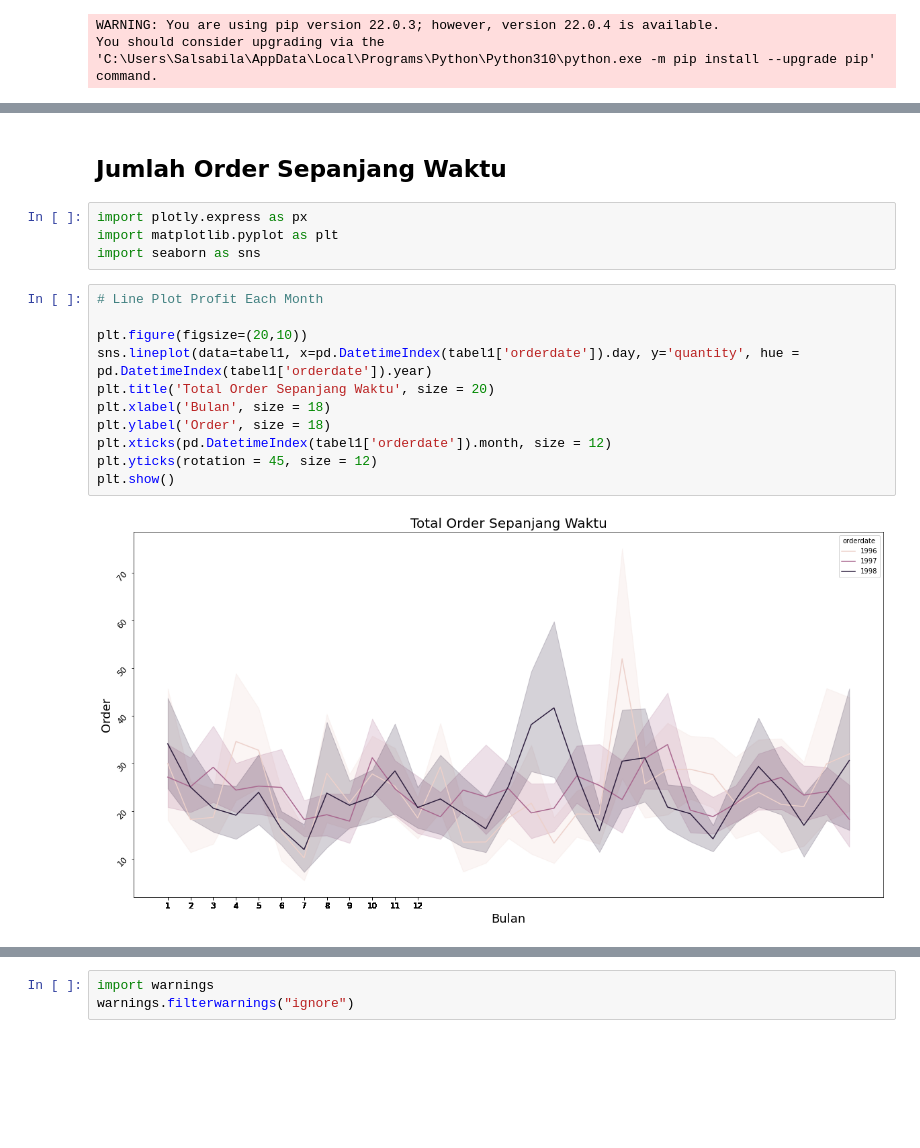
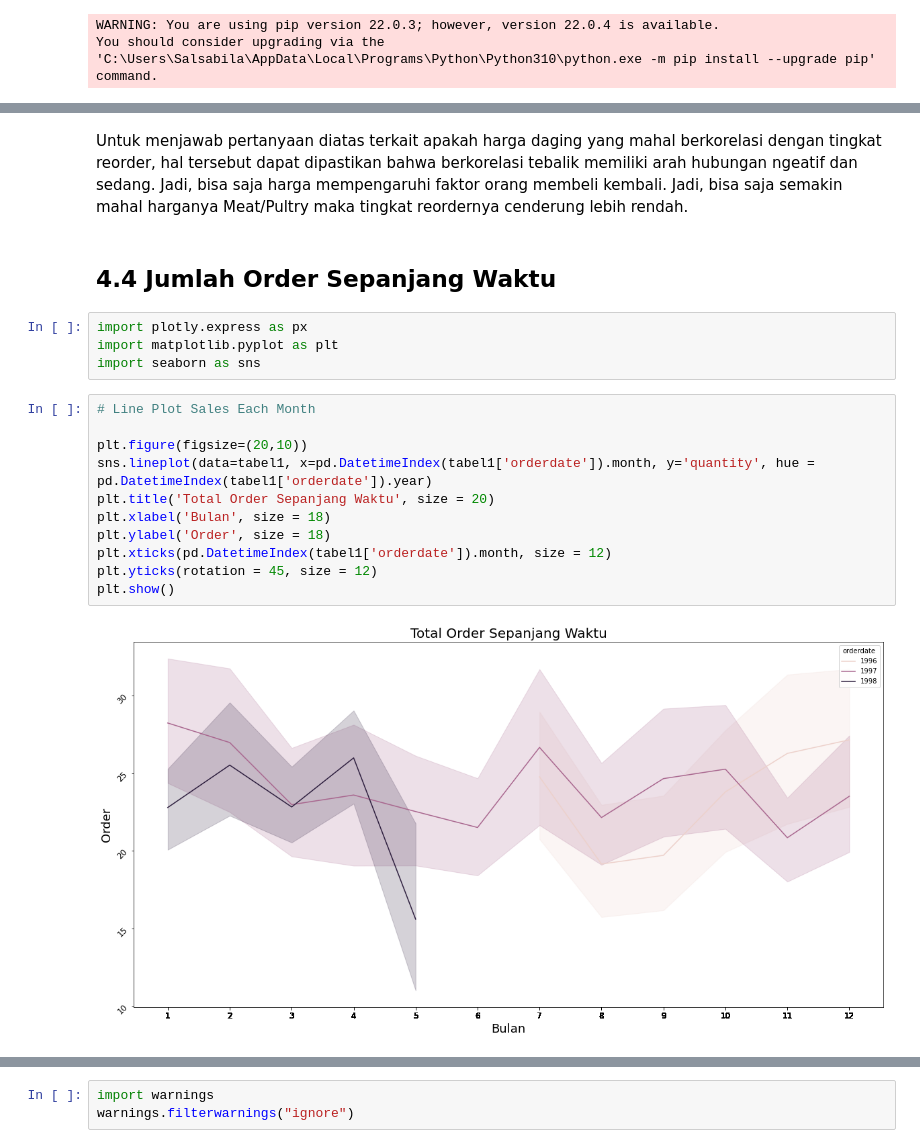
Before and after one commit to salsabila-ta/Chapstone-Project-II---Data-Analysis, a Jupyter notebook: project2.ipynb, the cells around one changed output, grey strips where cells are left out. Drawn from its saved outputs; the diff is of its cells as text; blank space fills up the shorter version.

```diff
--- a/project2.ipynb
+++ b/project2.ipynb
@@ -640,19 +686,21 @@ Strategi nyata yang paling bisa diambil adalah:
+# %% [markdown]
+Untuk menjawab pertanyaan diatas terkait apakah harga daging yang mahal berkorelasi dengan tingkat reorder, hal tersebut dapat dipastikan bahwa berkorelasi tebalik memiliki arah hubungan ngeatif dan sedang. Jadi, bisa saja harga mempengaruhi faktor orang membeli kembali. Jadi, bisa saja semakin mahal harganya Meat/Pultry maka tingkat reordernya cenderung lebih rendah.
 # %% [markdown]
-## **Jumlah Order Sepanjang Waktu**
+## 4.4 **Jumlah Order Sepanjang Waktu**
 # %%
 import plotly.express as px
 import matplotlib.pyplot as plt
 import seaborn as sns
 # %%
-# Line Plot Profit Each Month
+# Line Plot Sales Each Month
 
 plt.figure(figsize=(20,10))
-sns.lineplot(data=tabel1, x=pd.DatetimeIndex(tabel1['orderdate']).day, y='quantity', hue = pd.DatetimeIndex(tabel1['orderdate']).year)
+sns.lineplot(data=tabel1, x=pd.DatetimeIndex(tabel1['orderdate']).month, y='quantity', hue = pd.DatetimeIndex(tabel1['orderdate']).year)
 plt.title('Total Order Sepanjang Waktu', size = 20)
 plt.xlabel('Bulan', size = 18)
 plt.ylabel('Order', size = 18)
 plt.xticks(pd.DatetimeIndex(tabel1['orderdate']).month, size = 12)
 plt.yticks(rotation = 45, size = 12)
 plt.show()
 # %% [output]
-[figure, old version]
+[figure, new version]
```
Also changed, not shown: parts of 91 cells of this notebook.
